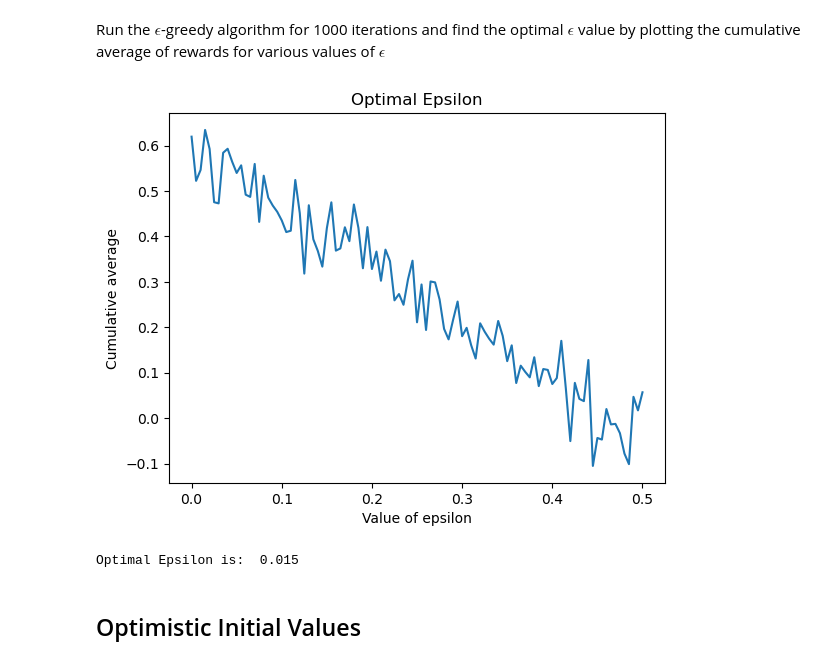
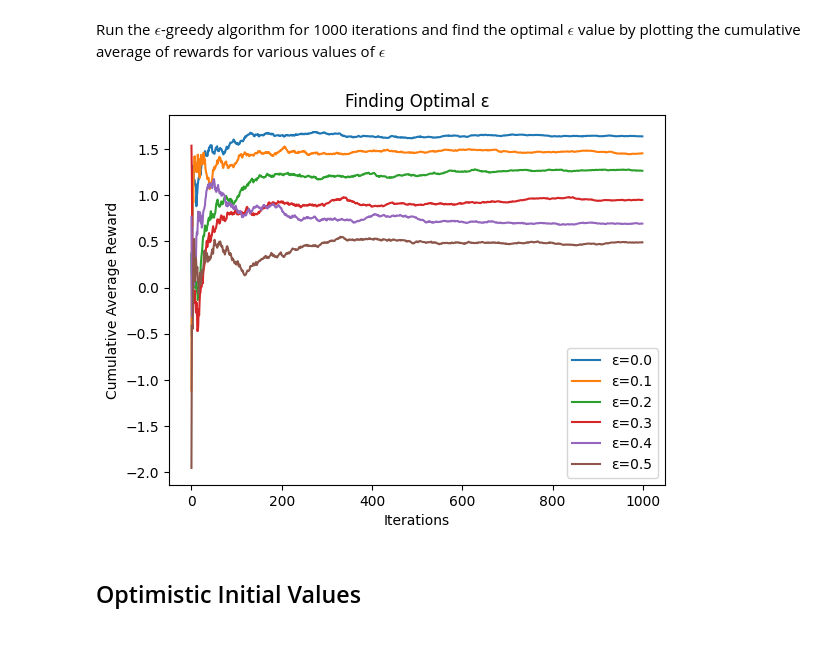
Before and after one commit to Daksh-Maahor/WIDS-2025-Intro-to-Reinforcement-Learning, a Jupyter notebook: Week 1/work_on_bandits.ipynb, the cells around one changed output. Cells and saved outputs as stored; diff of their text form; code cells hidden in the pictures.

```diff
--- a/Week 1/work_on_bandits.ipynb
+++ b/Week 1/work_on_bandits.ipynb
@@ -82,16 +77,14 @@ def run_epsilon_greedy(epsilon):
 # %% [markdown]
 Plot the cumulative average of rewards as the number of iterations increases but for various values of $\epsilon$.
 # %%
-x = np.arange(1,1001)
-epsilons = [0.0, 0.005, 0.01, 0.05, 0.1, 0.5]
-for epsilon in epsilons:
-    rewards = run_epsilon_greedy(epsilon)
-    cumulative_sum = np.cumsum(rewards)
-    y=cumulative_sum/x
-    plt.plot(x, y, label =f"epsilon={epsilon}")
-plt.xlabel("No. of iterations")
-plt.ylabel("Cumulative average")
-plt.title("Epsilon Greedy Algorithm")
+epsilons = [0, 0.01, 0.1, 0.3]
+for eps in epsilons:
+    rewards = run_epsilon_greedy(eps)
+    plt.plot(cumulative_average(rewards), label=f"ε = {eps}")
+
+plt.xlabel("Iterations")
+plt.ylabel("Cumulative Average Reward")
 plt.legend()
-plt.plot()
+plt.title("ε-Greedy Comparison")
+plt.show()
 # %% [output]
@@ -102,21 +94,18 @@ plt.plot()
 # %% [markdown]
 Run the $\epsilon$-greedy algorithm for 1000 iterations and find the optimal $\epsilon$ value by plotting the cumulative average of rewards for various values of $\epsilon$
 # %%
-epsilons = np.linspace(0,0.5,101)
-y = []
+epsilons = np.linspace(0, 0.5, 6)
 
-for epsilon in epsilons:
-    rewards=run_epsilon_greedy(epsilon)
-    y.append(np.mean(rewards))
+for eps in epsilons:
+    rewards = run_epsilon_greedy(eps)
+    plt.plot(cumulative_average(rewards), label=f"ε={round(eps,2)}")
 
-plt.plot(epsilons,y)
-plt.xlabel("Value of epsilon")
-plt.ylabel("Cumulative average")
-plt.title("Optimal Epsilon")
+plt.xlabel("Iterations")
+plt.ylabel("Cumulative Average Reward")
+plt.legend()
+plt.title("Finding Optimal ε")
 plt.show()
-print("Optimal Epsilon is: ", epsilons[np.argmax(y)])
 # %% [output]
-[figure, old version]
+[figure, new version]
-Optimal Epsilon is:  0.015
 # %% [markdown]
 ## Optimistic Initial Values
```
Also changed, not shown: parts of 13 cells of this notebook.
